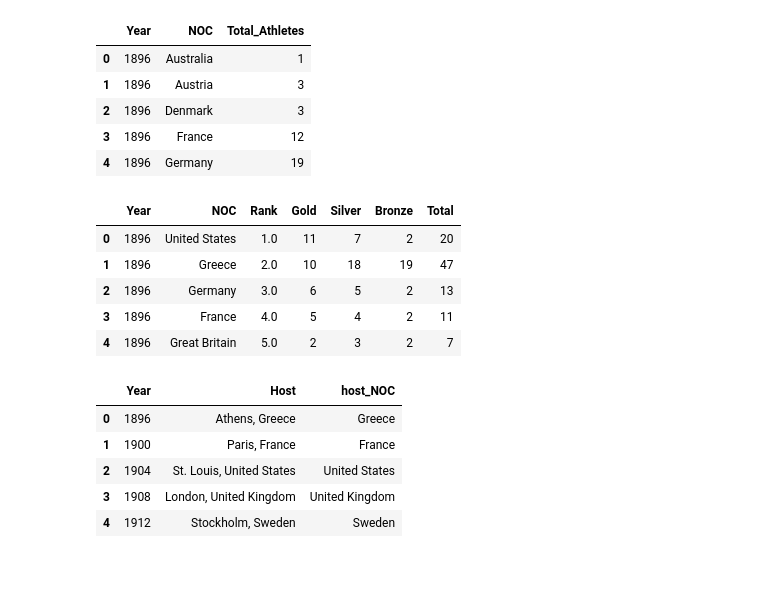
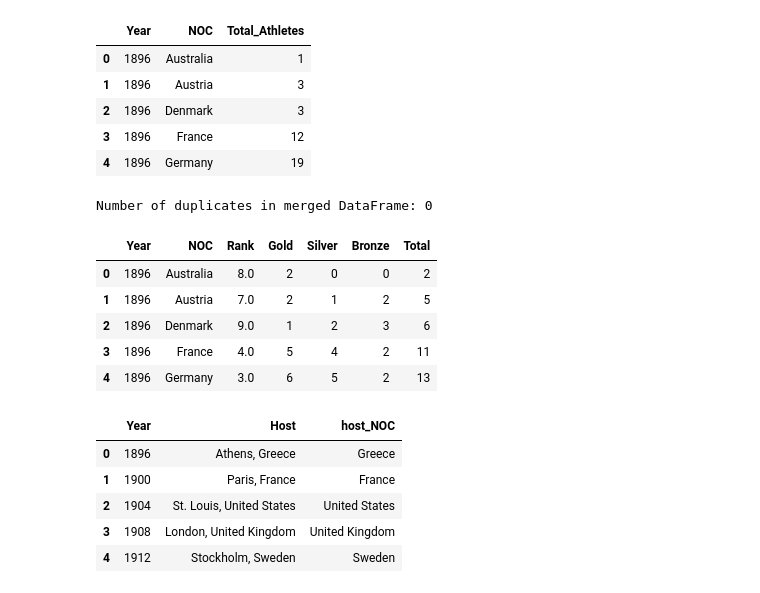
Before and after one commit to SuramyaAngdembay/mcm25, a Jupyter notebook: Data_preprocessing_LR.ipynb, the cells around one changed output. Drawn from its saved outputs; the diff is of its cells as text; code cells hidden in the pictures.

```diff
--- a/Data_preprocessing_LR.ipynb
+++ b/Data_preprocessing_LR.ipynb
@@ -62,40 +55,48 @@ import pandas as pd
 # Load the summerOly_medal_counts.csv dataset
 medal_counts_path = './data/summerOly_medal_counts.csv'
 medal_counts_df = pd.read_csv(medal_counts_path)
+
+# Ensure no duplicates in the original dataset
+medal_counts_df = medal_counts_df.groupby(['Year', 'NOC'], as_index=False).sum()
 
 # Generate a complete list of all unique years and NOCs
 all_years = medal_counts_df['Year'].unique()
 all_nocs = medal_counts_df['NOC'].unique()
 
 # Create a DataFrame with all possible combinations of Year and NOC
 all_combinations = pd.MultiIndex.from_product(
     [all_years, all_nocs], names=['Year', 'NOC']
 ).to_frame(index=False)
 
 # Merge the original medal counts with the full combination DataFrame
 complete_medal_counts = pd.merge(
     all_combinations,
     medal_counts_df,
     on=['Year', 'NOC'],
     how='left'
 )
 
 # Fill missing values in the medal counts with 0
 complete_medal_counts.fillna({'Gold': 0, 'Silver': 0, 'Bronze': 0, 'Total': 0}, inplace=True)
 
 # Ensure all counts are integers
 complete_medal_counts[['Gold', 'Silver', 'Bronze', 'Total']] = complete_medal_counts[['Gold', 'Silver', 'Bronze', 'Total']].astype(int)
 
+# Verify no duplicates in the resulting DataFrame
+duplicates_in_merged = complete_medal_counts.duplicated(subset=['Year', 'NOC'])
+print(f"Number of duplicates in merged DataFrame: {duplicates_in_merged.sum()}")
+
 # Save the resulting DataFrame to a CSV file
 output_path = 'complete_medal_counts.csv'
 complete_medal_counts.to_csv(output_path, index=False)
 
 # Display the first few rows for verification
 complete_medal_counts.head()
 # %% [output]
+Number of duplicates in merged DataFrame: 0
 |  | Year | NOC | Rank | Gold | Silver | Bronze | Total |
-| 0 | 1896 | United States | 1.0 | 11 | 7 | 2 | 20 |
-| 1 | 1896 | Greece | 2.0 | 10 | 18 | 19 | 47 |
-| 2 | 1896 | Germany | 3.0 | 6 | 5 | 2 | 13 |
+| 0 | 1896 | Australia | 8.0 | 2 | 0 | 0 | 2 |
+| 1 | 1896 | Austria | 7.0 | 2 | 1 | 2 | 5 |
+| 2 | 1896 | Denmark | 9.0 | 1 | 2 | 3 | 6 |
 | 3 | 1896 | France | 4.0 | 5 | 4 | 2 | 11 |
-| 4 | 1896 | Great Britain | 5.0 | 2 | 3 | 2 | 7 |
+| 4 | 1896 | Germany | 3.0 | 6 | 5 | 2 | 13 |
```
Also changed, not shown: parts of 13 cells of this notebook, 16 other files.
